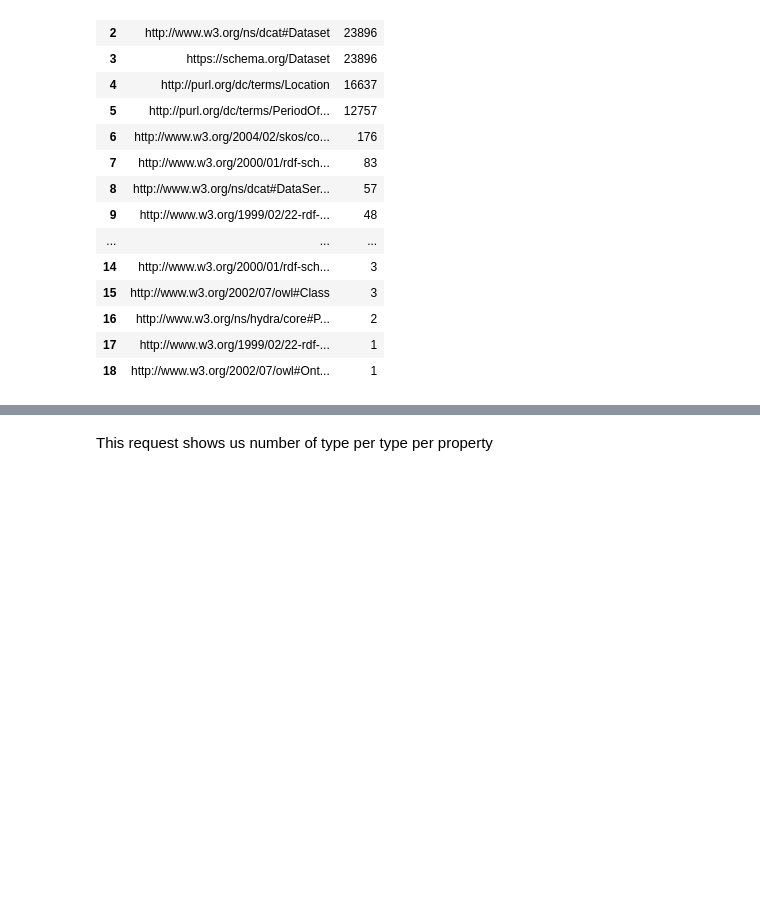
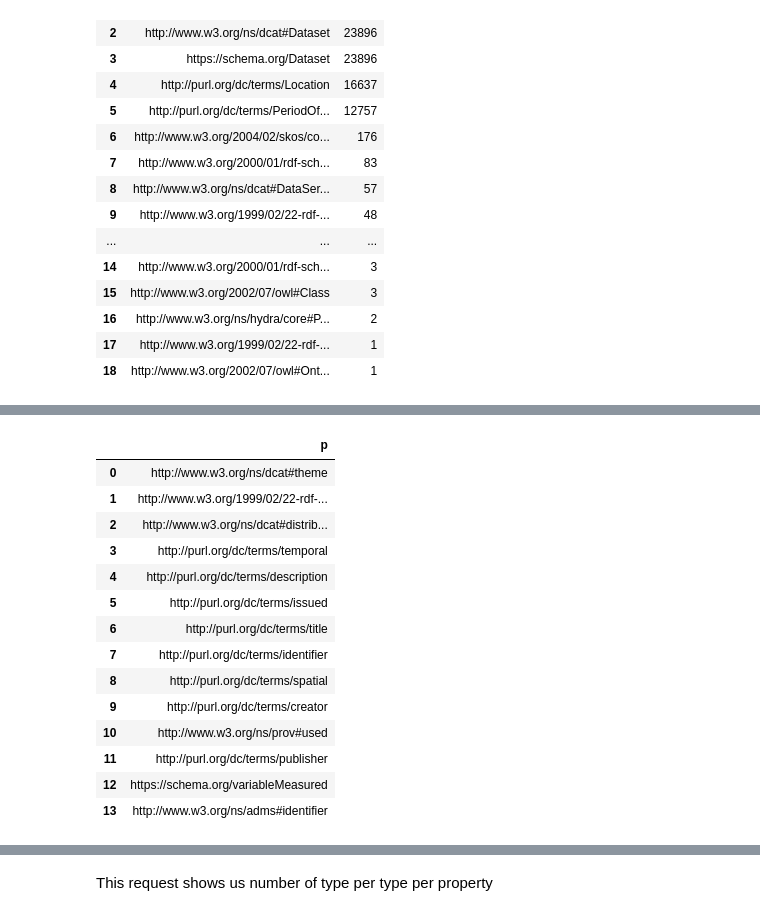
Before and after one commit to fair-ease/iddas-sparql-py-inquiry, a Jupyter notebook: iddas_information.ipynb, the cells around one changed output, grey strips where cells are left out. Saved outputs shown, nothing was run; the diff lists cells and outputs as text; code cells hidden in the pictures; blank space fills up the shorter version.

```diff
--- a/iddas_information.ipynb
+++ b/iddas_information.ipynb
@@ -60,0 +123,19 @@ execute_to_df('./sparql_requests/all_types.sparql')
+# %%
+# predicates associated with dcat:Dataset
+execute_to_df('./sparql_requests/dataset_predicates.sparql')
+# %% [output]
+|  | p |
+| 0 | http://www.w3.org/ns/dcat#theme |
+| 1 | http://www.w3.org/1999/02/22-rdf-... |
+| 2 | http://www.w3.org/ns/dcat#distrib... |
+| 3 | http://purl.org/dc/terms/temporal |
+| 4 | http://purl.org/dc/terms/description |
+| 5 | http://purl.org/dc/terms/issued |
+| 6 | http://purl.org/dc/terms/title |
+| 7 | http://purl.org/dc/terms/identifier |
+| 8 | http://purl.org/dc/terms/spatial |
+| 9 | http://purl.org/dc/terms/creator |
+| 10 | http://www.w3.org/ns/prov#used |
+| 11 | http://purl.org/dc/terms/publisher |
+| 12 | https://schema.org/variableMeasured |
+| 13 | http://www.w3.org/ns/adms#identifier |
```
Also changed, not shown: parts of 11 cells of this notebook, 7 other files.
